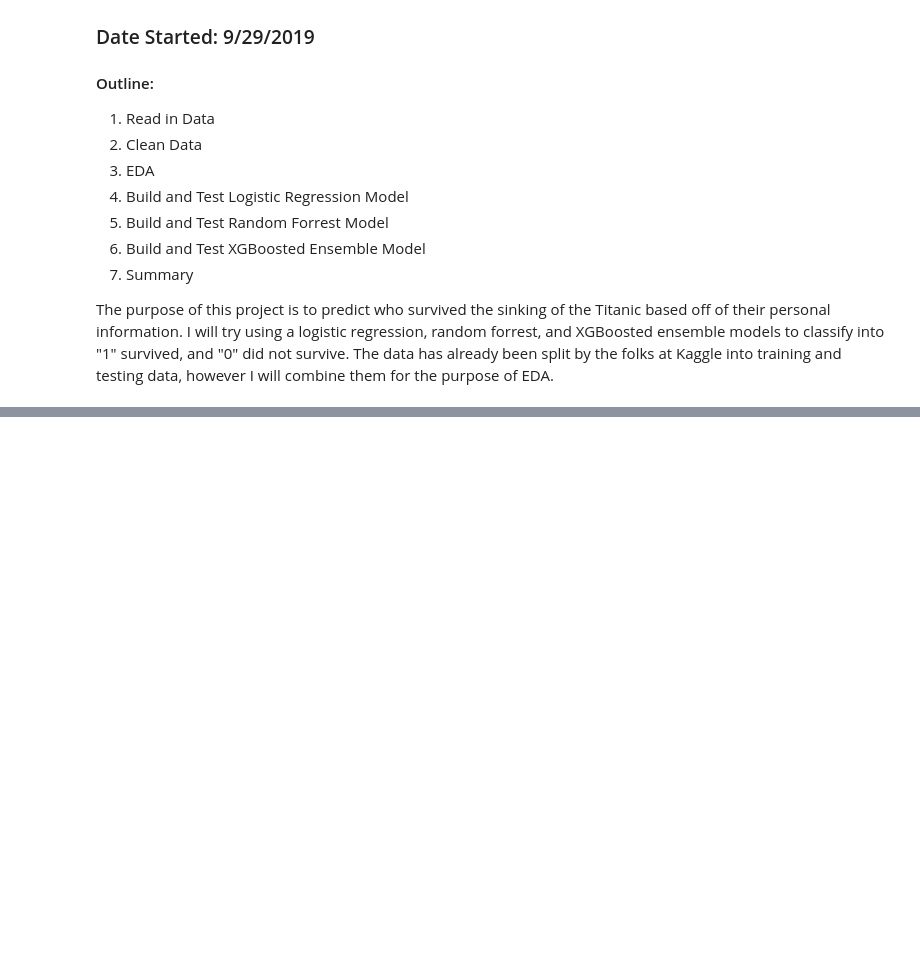
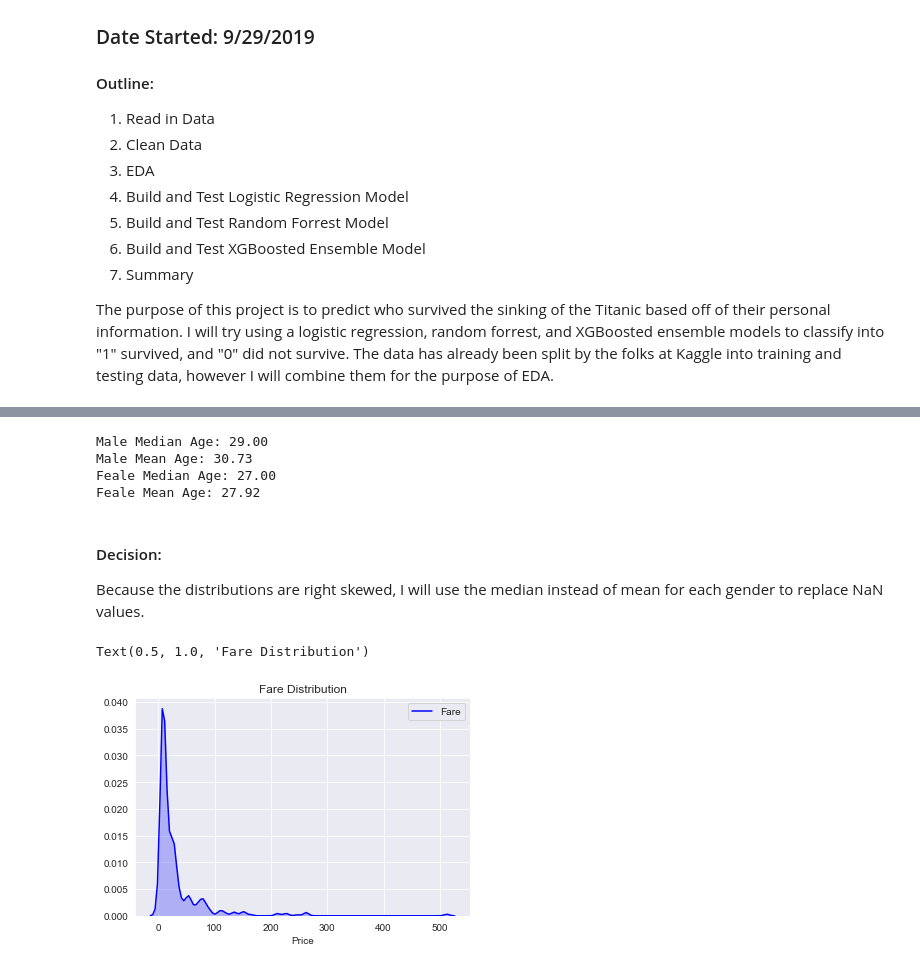
Before and after one commit to dusty736/kaggle_titanic, a Jupyter notebook: Titanic.ipynb, the cells around one changed output, grey strips where cells are left out. Cells and saved outputs as stored; diff of their text form; code cells hidden in the pictures; blank space fills up the shorter version.

```diff
--- a/Titanic.ipynb
+++ b/Titanic.ipynb
@@ -28,0 +143,25 @@ ModuleNotFoundError: No module named 'category_encoders'
+# %%
+print("Male Median Age: %3.2f" % med_male_age)
+print("Male Mean Age: %3.2f" % mean_male_age)
+print("Feale Median Age: %3.2f" % med_female_age)
+print("Feale Mean Age: %3.2f" % mean_female_age)
+# %% [output]
+Male Median Age: 29.00
+Male Mean Age: 30.73
+Feale Median Age: 27.00
+Feale Mean Age: 27.92
+# %% [markdown]
+#### Decision:
+Because the distributions are right skewed, I will use the median instead of mean for each gender to replace NaN values.
+# %%
+train_data.loc[(train_data["Age"].isnull()) & (train_data['Sex'] == "female"),"Age"] = med_female_age
+train_data.loc[(train_data["Age"].isnull()) & (train_data['Sex'] == "male"),"Age"] = med_male_age
+test_data.loc[(test_data["Age"].isnull()) & (test_data['Sex'] == "female"),"Age"] = med_female_age
+test_data.loc[(test_data["Age"].isnull()) & (test_data['Sex'] == "male"),"Age"] = med_male_age
+# %%
+sns.kdeplot(train_data["Fare"], color = 'b', shade = True)
+plt.xlabel("Price")
+plt.title("Fare Distribution")
+# %% [output]
+Text(0.5, 1.0, 'Fare Distribution')
+[figure, added]
```
Also changed, not shown: parts of 31 cells of this notebook.
